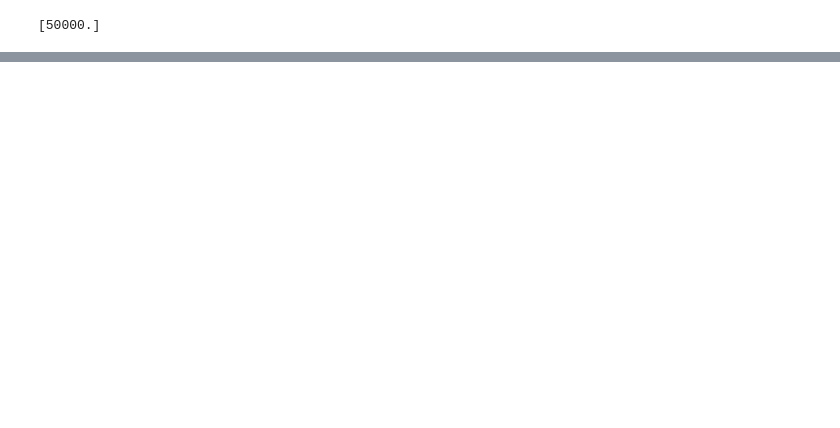
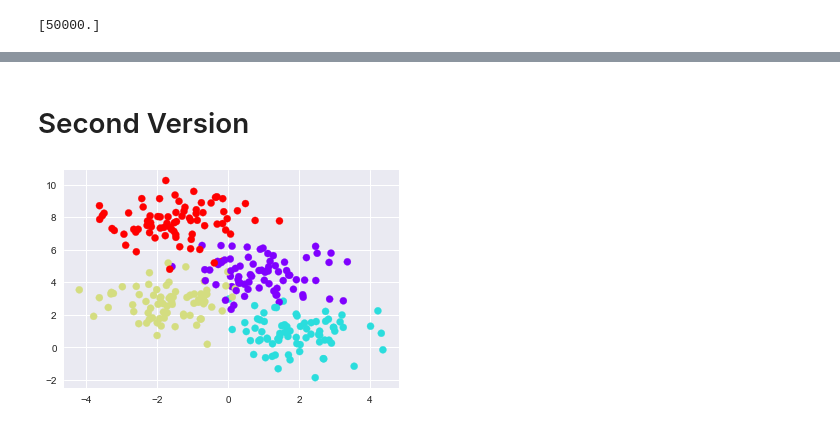
Before and after one commit to Vakurin/ML, a Jupyter notebook: Regressions/Decision Tree Regressions/Decision Tree Regression.ipynb, the cells around one changed output, grey strips where cells are left out. Drawn from its saved outputs; the diff is of its cells as text; code cells hidden in the pictures; blank space fills up the shorter version.

```diff
--- a/Regressions/Decision Tree Regressions/Decision Tree Regression.ipynb
+++ b/Regressions/Decision Tree Regressions/Decision Tree Regression.ipynb
@@ -59,0 +56,11 @@ plt.show()
+# %% [markdown]
+# Second Version
+# %%
+#Create 2-demension random data with 300 samples
+from sklearn.datasets import make_blobs
+
+X, y = make_blobs(n_samples=300, centers=4,
+                  random_state=0 ,cluster_std=1.0)
+plt.scatter(X[:, 0], X[:, 1], c=y, s=50, cmap='rainbow');
+# %% [output]
+[figure, added]
```
Also changed, not shown: parts of 8 cells of this notebook, 1 other file.
